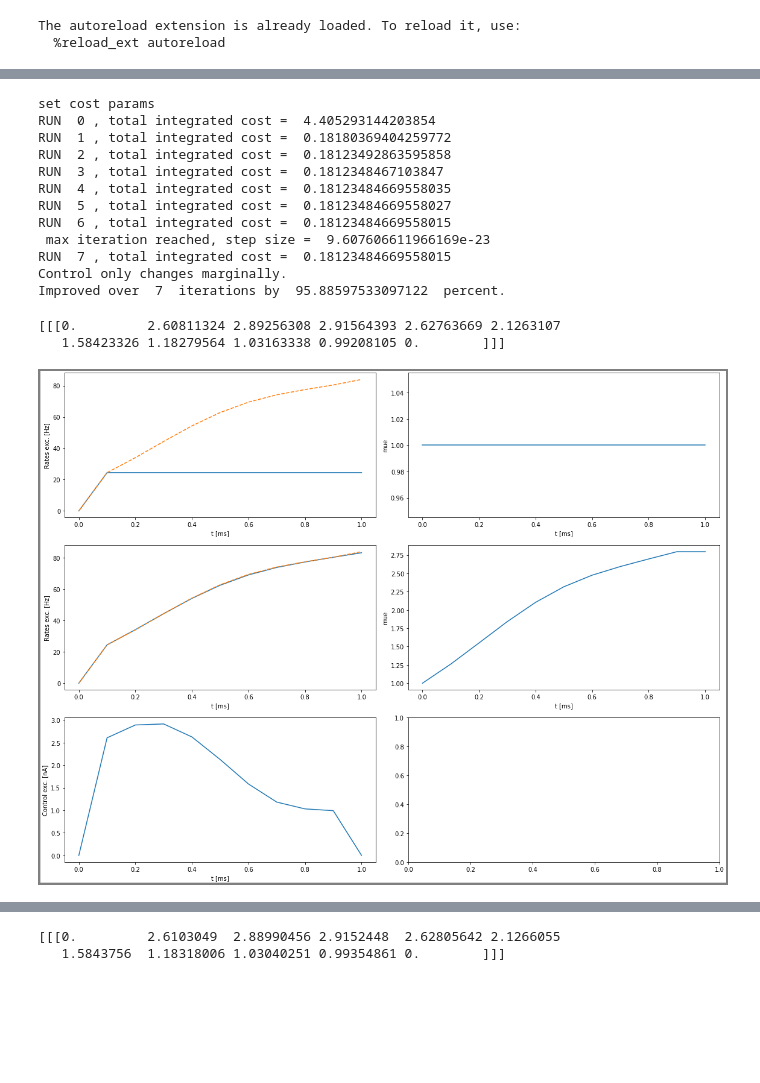
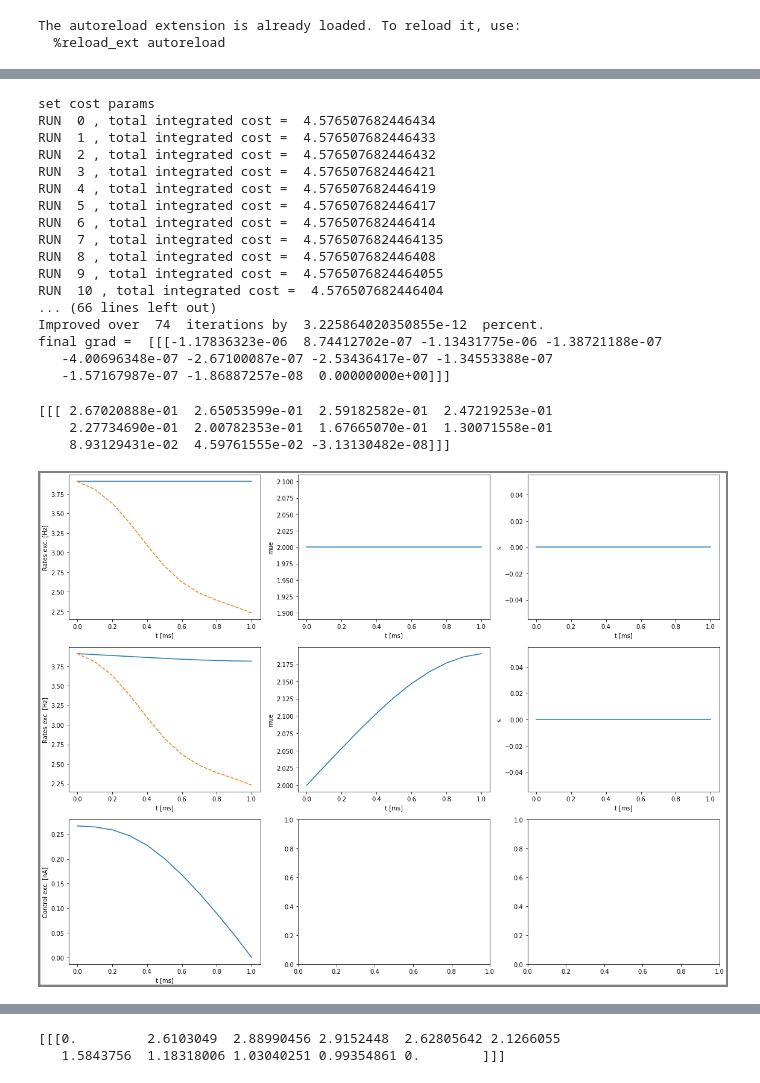
Before and after one commit to lenasal/neurolib, a Jupyter notebook: simp/c.ipynb, the cells around one changed output, grey strips where cells are left out. Cells and saved outputs as stored; diff of their text form; code cells hidden in the pictures; blank space fills up the shorter version.

```diff
--- a/simp/c.ipynb
+++ b/simp/c.ipynb
@@ -64,36 +65,46 @@ init_state_vars = np.array( [a.params.rates_exc_init, a.params.mufe_init] )
 cost.setParams(cost_params[0], cost_params[1], cost_params[2])
 
 control2 = a.getZeroControl()
-control2 += 2.
+#control2 += 2.
 
-max_it = 40
+max_it = 100
 
-A1_bestControlA, A1_bestStateA, A1_costA, runtime = a.A1(control2, target, c_scheme, u_mat, u_scheme,
+A1_bestControlA, A1_bestStateA, A1_costA, runtime = a.A1(A1_bestControlA, target, c_scheme, u_mat, u_scheme,
         max_iteration_ = max_it, tolerance_ = tol, startStep_ = start_step, max_control_ = max_cntrl,
         t_sim_ = dur, t_sim_pre_ = dur_pre, t_sim_post_ = dur_post)
 
-#0.6357411184021394
+#4.837101271973174
 # %% [output]
 set cost params
-RUN  0 , total integrated cost =  4.405293144203854
-RUN  1 , total integrated cost =  0.18180369404259772
-RUN  2 , total integrated cost =  0.18123492863595858
-RUN  3 , total integrated cost =  0.1812348467103847
-RUN  4 , total integrated cost =  0.18123484669558035
-RUN  5 , total integrated cost =  0.18123484669558027
-RUN  6 , total integrated cost =  0.18123484669558015
- max iteration reached, step size =  9.607606611966169e-23
-RUN  7 , total integrated cost =  0.18123484669558015
-Control only changes marginally.
-Improved over  7  iterations by  95.88597533097122  percent.
+RUN  0 , total integrated cost =  4.576507682446434
+RUN  1 , total integrated cost =  4.576507682446433
+RUN  2 , total integrated cost =  4.576507682446432
+RUN  3 , total integrated cost =  4.576507682446421
+RUN  4 , total integrated cost =  4.576507682446419
+RUN  5 , total integrated cost =  4.576507682446417
+RUN  6 , total integrated cost =  4.576507682446414
+RUN  7 , total integrated cost =  4.5765076824464135
+RUN  8 , total integrated cost =  4.576507682446408
+RUN  9 , total integrated cost =  4.5765076824464055
+RUN  10 , total integrated cost =  4.576507682446404
+... (66 lines left out)
+Improved over  74  iterations by  3.225864020350855e-12  percent.
+final grad =  [[[-1.17836323e-06  8.74412702e-07 -1.13431775e-06 -1.38721188e-07
+   -4.00696348e-07 -2.67100087e-07 -2.53436417e-07 -1.34553388e-07
+   -1.57167987e-07 -1.86887257e-08  0.00000000e+00]]]
 # %%
+"""
+
+"""
+
 print(A1_bestControlA)
 plotFunc.plot_control(a, A1_bestControlA, dur, dur_pre, dur_post, init_state_vars, target,
                       path, filename_ = 'simp')
 # %% [output]
-[[[0.         2.60811324 2.89256308 2.91564393 2.62763669 2.1263107
-   1.58423326 1.18279564 1.03163338 0.99208105 0.        ]]]
+[[[ 2.67020888e-01  2.65053599e-01  2.59182582e-01  2.47219253e-01
+    2.27734690e-01  2.00782353e-01  1.67665070e-01  1.30071558e-01
+    8.93129431e-02  4.59761555e-02 -3.13130482e-08]]]
-[figure, old version]
+[figure, new version]
 # %%
 control3 = control2.copy()
 control3[:,:,0] = A1_bestControlA[:,:,0]
```
Also changed, not shown: parts of 12 cells of this notebook, 18 other files.
